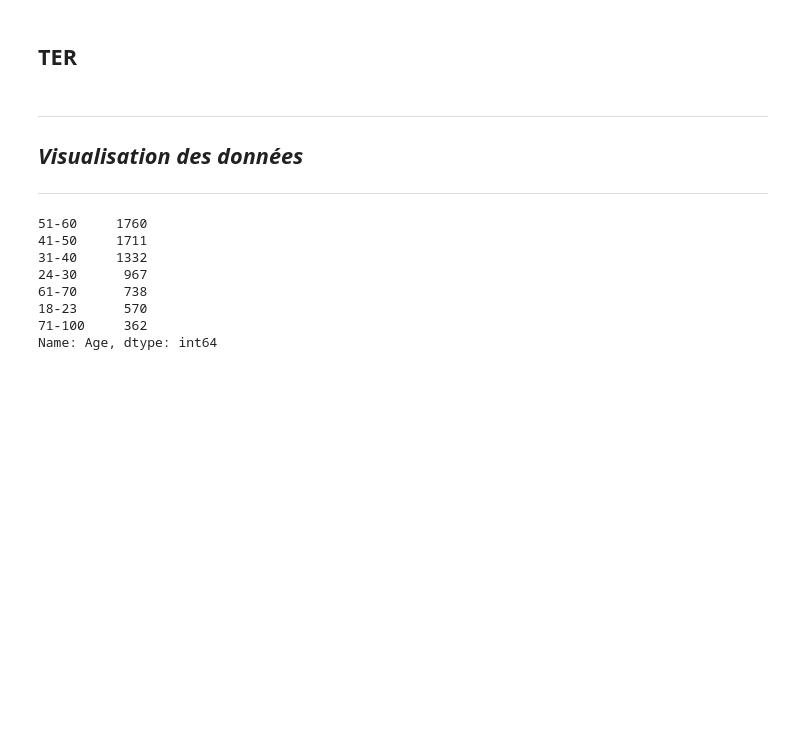
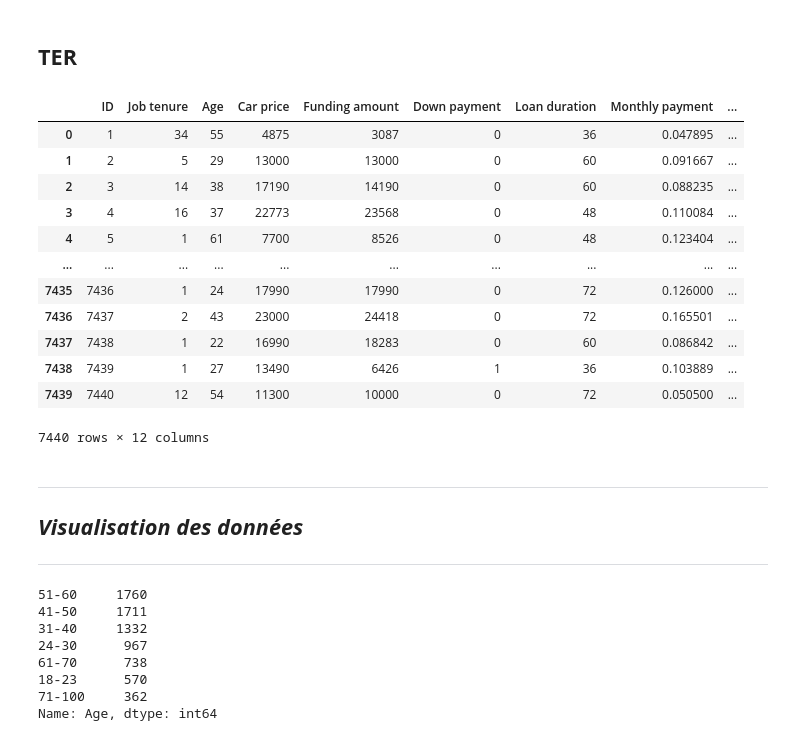
Before and after one commit to tomasnp/TER_HEC, a Jupyter notebook: main-4.ipynb, the cells around one changed output. Cells and saved outputs as stored; diff of their text form; code cells hidden in the pictures; blank space fills up the shorter version.

```diff
--- a/main-4.ipynb
+++ b/main-4.ipynb
@@ -14,6 +14,22 @@ from IPython.display import display, HTML
 chemin = "/Users/thomassinapi/Desktop/M1 Data Science/TER/dataprojectstage_masterUPS.xlsx"
 
 df = pd.read_excel(chemin)
+# %%
+df
+# %% [output]
+|  | ID | Job tenure | Age | Car price | Funding amount | Down payment | Loan duration | Monthly payment | ... |
+| 0 | 1 | 34 | 55 | 4875 | 3087 | 0 | 36 | 0.047895 | ... |
+| 1 | 2 | 5 | 29 | 13000 | 13000 | 0 | 60 | 0.091667 | ... |
+| 2 | 3 | 14 | 38 | 17190 | 14190 | 0 | 60 | 0.088235 | ... |
+| 3 | 4 | 16 | 37 | 22773 | 23568 | 0 | 48 | 0.110084 | ... |
+| 4 | 5 | 1 | 61 | 7700 | 8526 | 0 | 48 | 0.123404 | ... |
+| ... | ... | ... | ... | ... | ... | ... | ... | ... | ... |
+| 7435 | 7436 | 1 | 24 | 17990 | 17990 | 0 | 72 | 0.126000 | ... |
+| 7436 | 7437 | 2 | 43 | 23000 | 24418 | 0 | 72 | 0.165501 | ... |
+| 7437 | 7438 | 1 | 22 | 16990 | 18283 | 0 | 60 | 0.086842 | ... |
+| 7438 | 7439 | 1 | 27 | 13490 | 6426 | 1 | 36 | 0.103889 | ... |
+| 7439 | 7440 | 12 | 54 | 11300 | 10000 | 0 | 72 | 0.050500 | ... |
+7440 rows × 12 columns
 # %%
 from piml import Experiment
 exp = Experiment(highcode_only=True)
```
Also changed, not shown: parts of 20 cells of this notebook, 1 other file.
